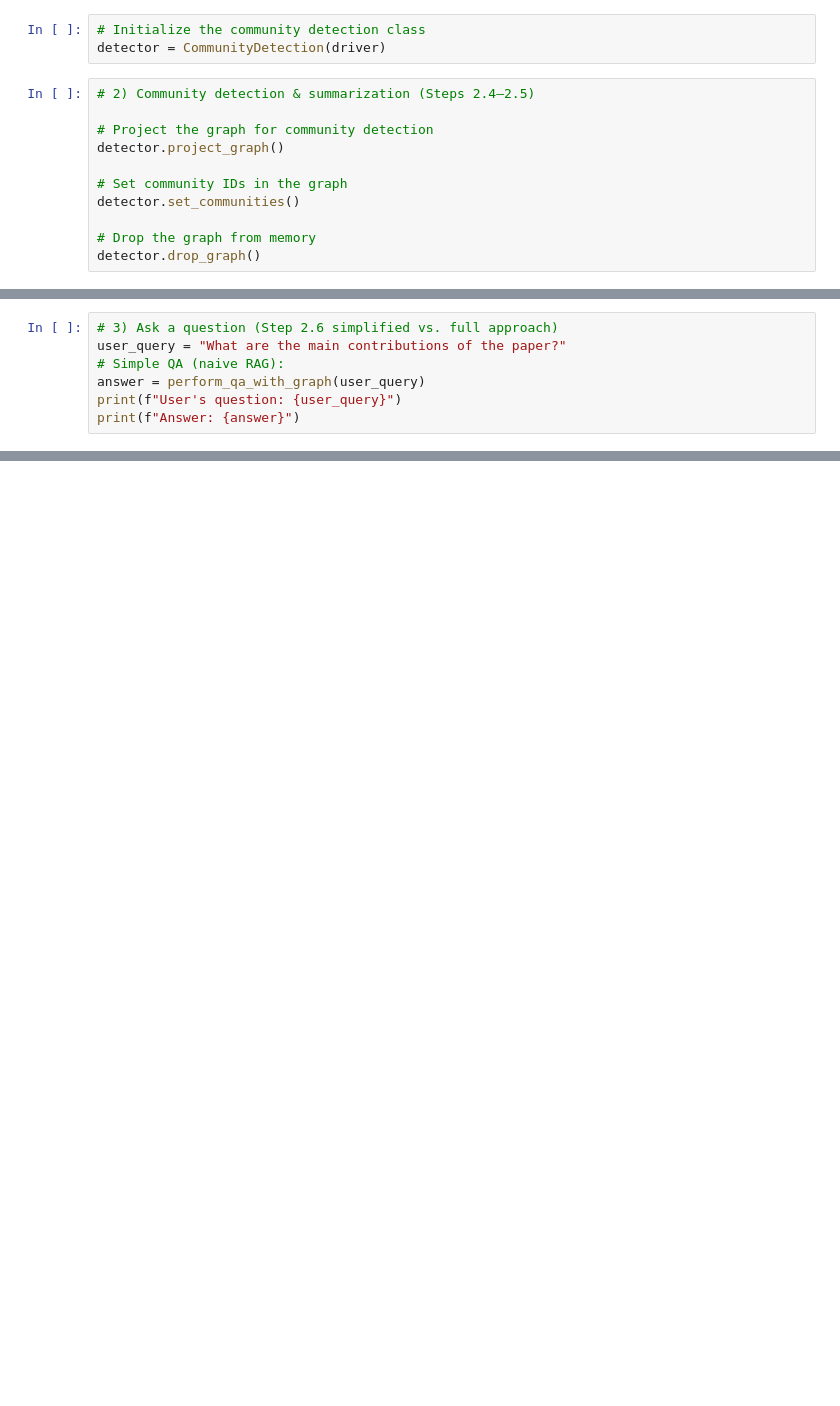
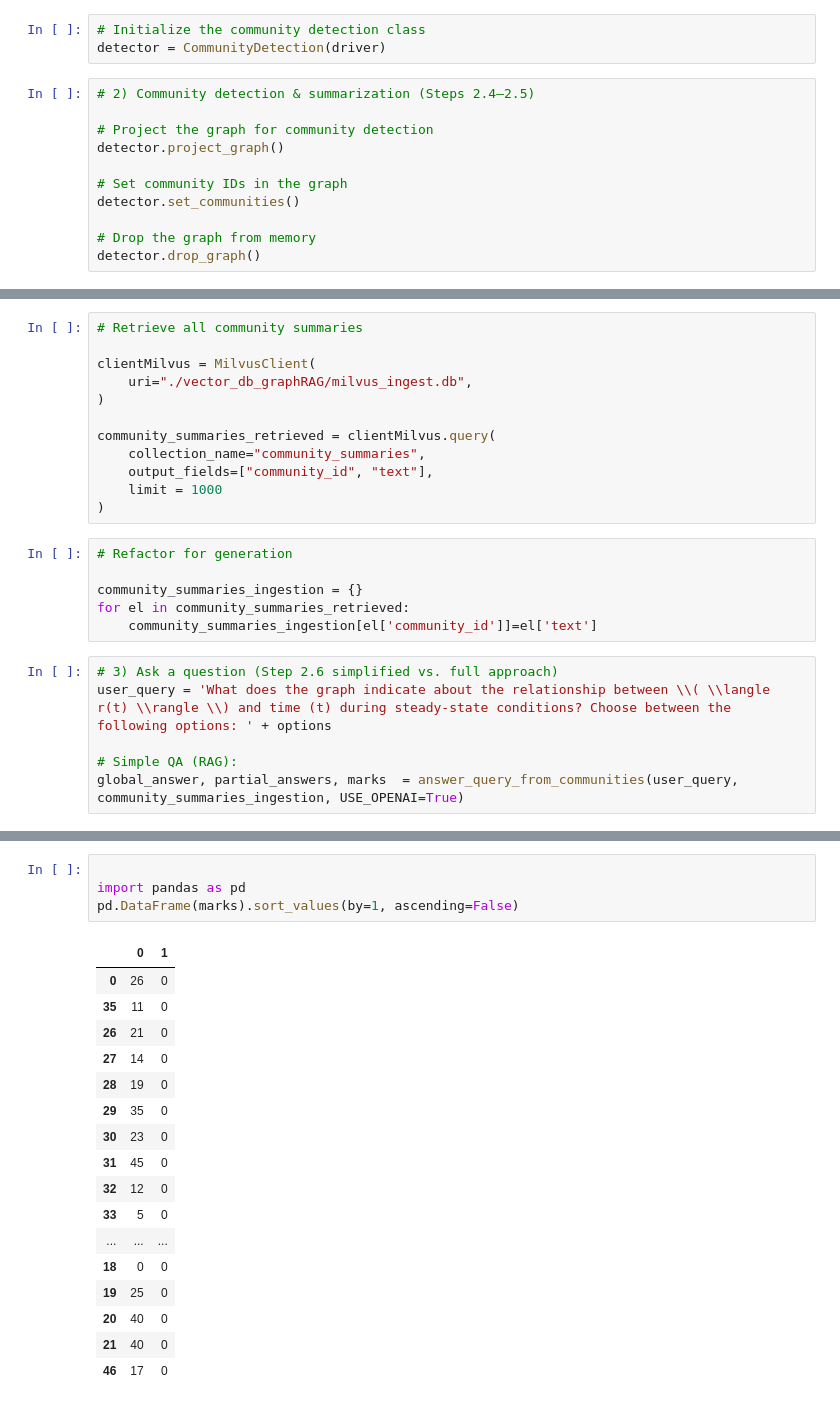
Before and after one commit to Robertogiordano/MultiGraphQA, a Jupyter notebook: graphRAG.ipynb, the cells around one changed output, grey strips where cells are left out. Saved outputs shown, nothing was run; the diff lists cells and outputs as text; blank space fills up the shorter version.

Commit message:
2 document parsed and pipeline completed with some question examples

```diff
--- a/graphRAG.ipynb
+++ b/graphRAG.ipynb
@@ -985,7 +1044,24 @@ summaries=summarize_communities(communities[0], USE_OPENAI=False)
+# %%
+# Retrieve all community summaries
+
+clientMilvus = MilvusClient(
+    uri="./vector_db_graphRAG/milvus_ingest.db",
+)
+
+community_summaries_retrieved = clientMilvus.query(
+    collection_name="community_summaries",
+    output_fields=["community_id", "text"],
+    limit = 1000
+)
+# %%
+# Refactor for generation
+
+community_summaries_ingestion = {}
+for el in community_summaries_retrieved:
+    community_summaries_ingestion[el['community_id']]=el['text']
 # %%
 # 3) Ask a question (Step 2.6 simplified vs. full approach)
-user_query = "What are the main contributions of the paper?"
-# Simple QA (naive RAG):
-answer = perform_qa_with_graph(user_query)
-print(f"User's question: {user_query}")
-print(f"Answer: {answer}")
+user_query = 'What does the graph indicate about the relationship between \\( \\langle r(t) \\rangle \\) and time (t) during steady-state conditions? Choose between the following options: ' + options
+
+# Simple QA (RAG):
+global_answer, partial_answers, marks  = answer_query_from_communities(user_query, community_summaries_ingestion, USE_OPENAI=True)
@@ -1001,0 +1080,22 @@ NotImplementedError: OpenAI ChatCompletion usage not fully implemented here.
+# %%
+
+import pandas as pd
+pd.DataFrame(marks).sort_values(by=1, ascending=False)
+# %% [output]
+|  | 0 | 1 |
+| 0 | 26 | 0 |
+| 35 | 11 | 0 |
+| 26 | 21 | 0 |
+| 27 | 14 | 0 |
+| 28 | 19 | 0 |
+| 29 | 35 | 0 |
+| 30 | 23 | 0 |
+| 31 | 45 | 0 |
+| 32 | 12 | 0 |
+| 33 | 5 | 0 |
+| ... | ... | ... |
+| 18 | 0 | 0 |
+| 19 | 25 | 0 |
+| 20 | 40 | 0 |
+| 21 | 40 | 0 |
+| 46 | 17 | 0 |
```
Also changed, not shown: parts of 46 cells of this notebook, 52 other files.
